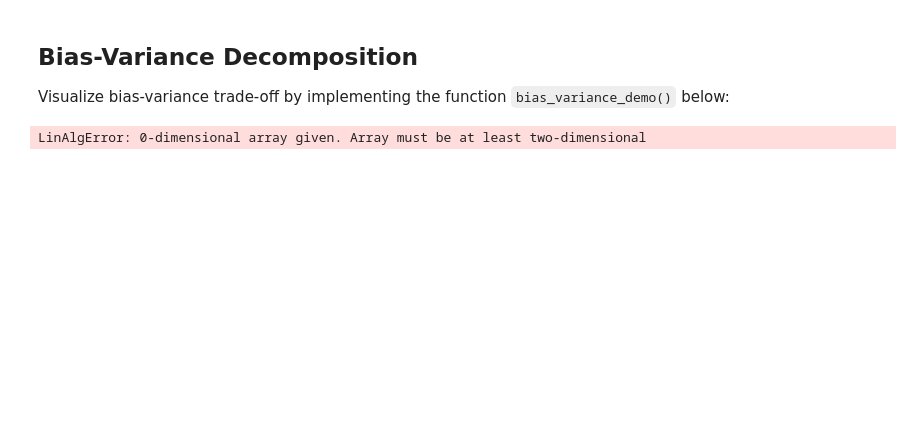
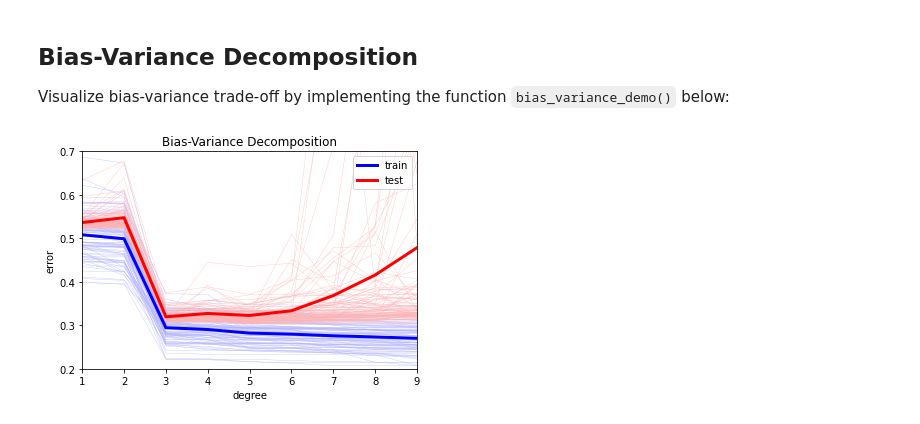
Before and after one commit to somecookie/ML_course, a Jupyter notebook: labs/ex04/template/ex04.ipynb, the cells around one changed output. Drawn from its saved outputs; the diff is of its cells as text; code cells hidden in the pictures; blank space fills up the shorter version.

```diff
--- a/labs/ex04/template/ex04.ipynb
+++ b/labs/ex04/template/ex04.ipynb
@@ -124,32 +132,32 @@ def bias_variance_demo():
     rmse_te = np.empty((len(seeds), len(degrees)))
 
     for index_seed, seed in enumerate(seeds):
         np.random.seed(seed)
         x = np.linspace(0.1, 2 * np.pi, num_data)
         y = np.sin(x) + 0.3 * np.random.randn(num_data).T
         # ***************************************************
         # INSERT YOUR CODE HERE
         # split data with a specific seed: TODO
         # ***************************************************
         x_tr, y_tr, x_te, y_te = split_data(x, y, ratio_train, seed)
         for idx_deg, degree in enumerate(degrees):
             x_tr_poly = build_poly(x_tr, degree)
             x_te_poly = build_poly(x_te, degree)
 
             _, w = least_squares(y_tr, x_tr_poly)
 
             rmse_tr[index_seed, idx_deg] = np.sqrt(2*compute_mse_loss(y_tr, x_tr_poly, w))
-            rmse_te[index_seed, idx_deg] = np.sqrt(2*compute_mse_loss(y_tr, x_tr_poly, w))
+            rmse_te[index_seed, idx_deg] = np.sqrt(2*compute_mse_loss(y_te, x_te_poly, w))
 
         # ***************************************************
         # INSERT YOUR CODE HERE
         # bias_variance_decomposition: TODO
         # ***************************************************
 
 
 
     bias_variance_decomposition_visualization(degrees, rmse_tr, rmse_te)
 
 bias_variance_demo()
 # %% [output]
-LinAlgError: 0-dimensional array given. Array must be at least two-dimensional
+[figure, added]
```
Also changed, not shown: parts of 2 cells of this notebook, 1 other file.
